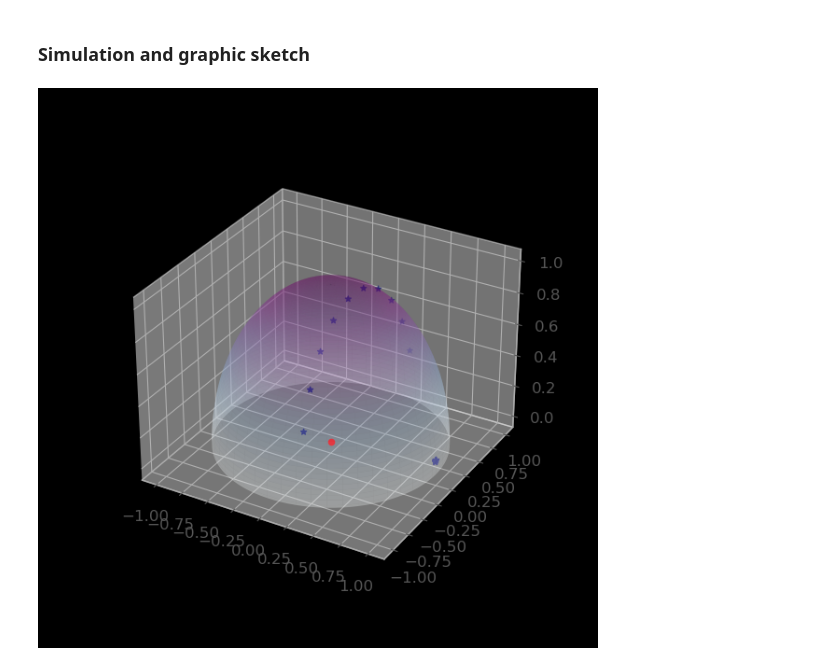
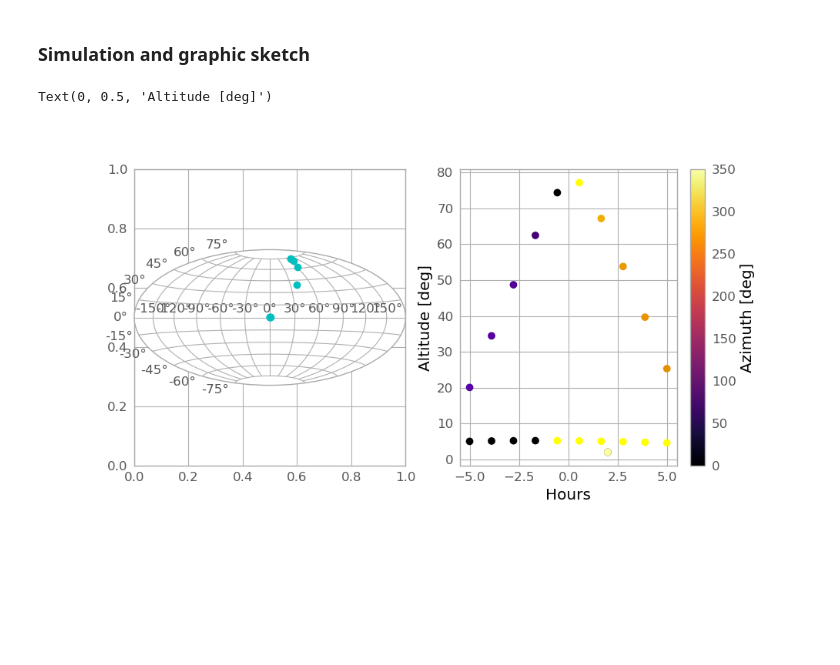
Before and after one commit to ccuellarn/Transient-Operation, a Jupyter notebook: Sketch_operations.ipynb, the cells around one changed output. Saved outputs shown, nothing was run; the diff lists cells and outputs as text; code cells hidden in the pictures; blank space fills up the shorter version.

```diff
--- a/Sketch_operations.ipynb
+++ b/Sketch_operations.ipynb
@@ -227,3 +230,6 @@ def Observations(longitude, latitude, RA, DEC, Date_i, Date_f,time_scale):
     return Big_Data
 
 Data = Observations(lon_obs, lat_obs, ra_list, dec_list, date_i, date_f,timescale)
+
+for i in Data:
+    print(i)
@@ -258,46 +282,22 @@ time = np.linspace(Time(date_i,format = 'iso', scale='utc').datetime.hour-24,Tim
 # %%
-def TransformSphere(theta, phi, center,radius):
-    x = center[0] + radius * np.sin(phi) * np.cos(theta)
-    y = center[1] + radius * np.sin(phi) * np.sin(theta)
-    z = center[2] + radius * np.cos(phi)
-    return x, y, z
+#Create a figure
+fig1, (ax1,ax2) = plt.subplots(1,2,figsize=(10,5))
+ax1 = plt.subplot(121, projection="hammer")
+ax2 = plt.subplot(122)
+#Stablish the interface
+plt.style.use(astropy_mpl_style)
+quantity_support()
 
-#theta is alt y phi es az
-def EstablishCoorde(Data,i):
-    X= []
-    Y= []
-    Z= []
-    for each in Data:
-        X.append(each['Coordinates'][i][0])
-        Y.append(each['Coordinates'][i][1])
-        Z.append(each['Coordinates'][i][2])
+# Plot the data of observables
+for i in range(0,2):
+    alt,az,x,y,z = EstablishCoord(Data,i)
+    ax2.scatter(time,alt,c = az,cmap="gnuplot")
+    ax1.scatter(np.radians(az),np.radians(az),c='c')
 
-    return X,Y,Z
-
-#Create a dark-themed figure
-fig = plt.figure(figsize=(6,6))
-fig.patch.set_facecolor('k')
-ax = fig.add_subplot(projection='3d')
-
-# Sphere parameters
-center = (0, 0, 0)
-radius = 1
-phi = np.linspace(0, np.pi/2, 100)
-theta = np.linspace(0, 2*np.pi, 100)
-
-# Create a mesh grid for the sphere
-Phi, Theta = np.meshgrid(phi, theta)
-x , y, z = TransformSphere(Theta, Phi, center,radius)
-
-# Plot the sphere
-ax.plot_surface(x, y, z, cmap='BuPu', alpha=0.3)
-ax.set_facecolor('k')
-ax.scatter(0,0,0,color='r')
-
-for i in range(0,2):
-    x,y,z = EstablishCoorde(Data,i)
-    ax.scatter(x,y,z,marker='*',color='midnightblue')
-
-plt.show()
+sc = ax2.scatter([2, 2], [2, 2], c=[0,350],cmap='inferno')
+fig1.colorbar(sc).set_label("Azimuth [deg]")
+ax2.set_xlabel("Hours")
+ax2.set_ylabel("Altitude [deg]")
 # %% [output]
+Text(0, 0.5, 'Altitude [deg]')
-[figure, old version]
+[figure, new version]
```
Also changed, not shown: parts of 7 cells of this notebook.
